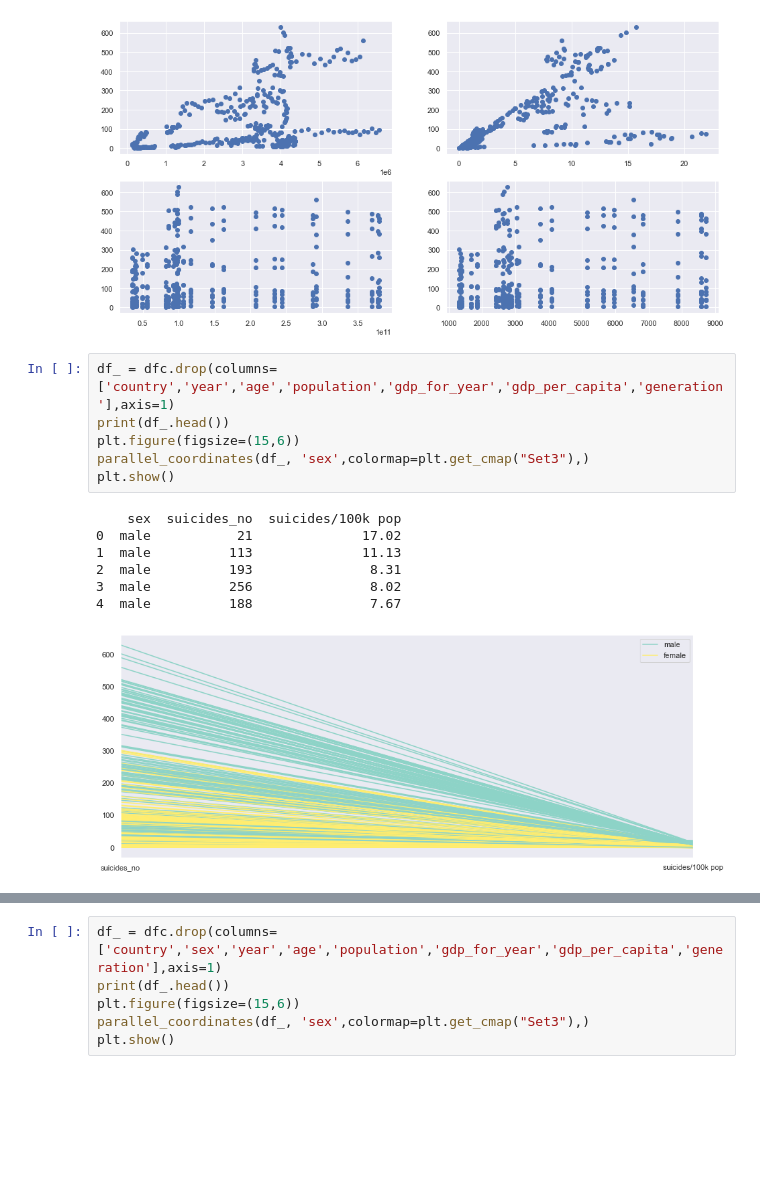
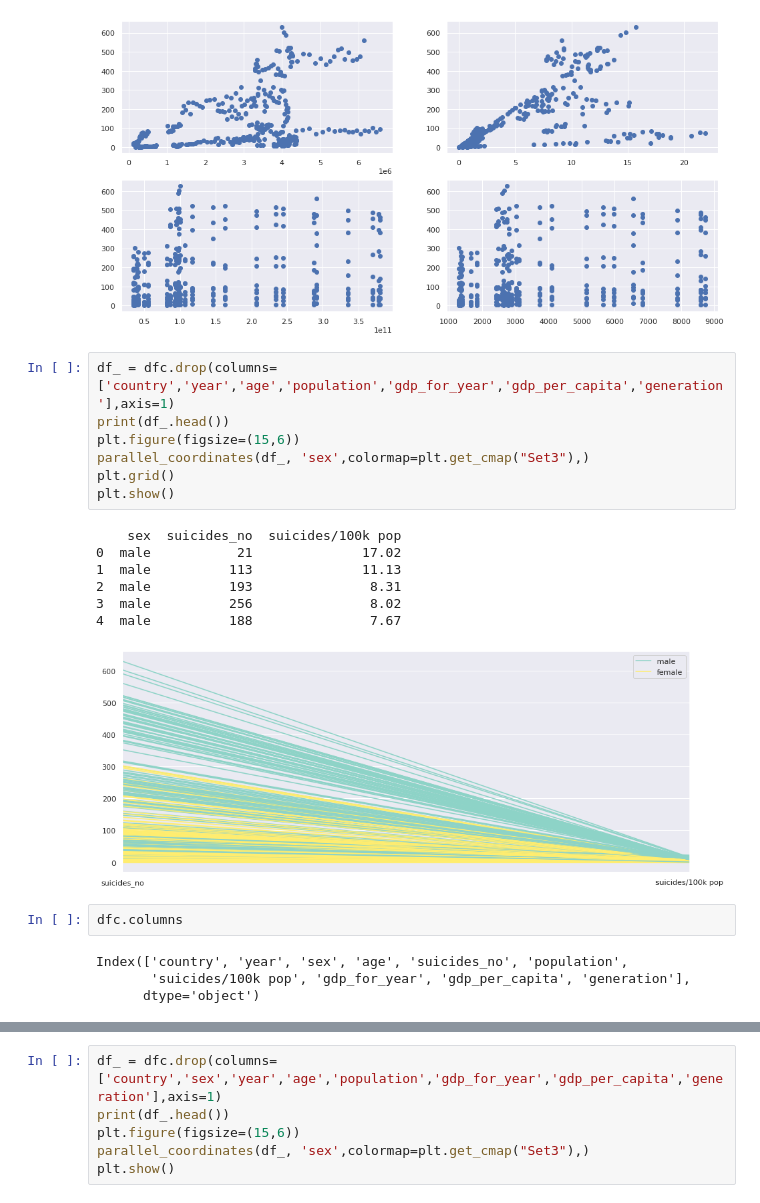
Before and after one commit to Dave0995/Viz-work, a Jupyter notebook: trabajo-viz.ipynb, the cells around one changed output, grey strips where cells are left out. Cells and saved outputs as stored; diff of their text form; blank space fills up the shorter version.

```diff
--- a/trabajo-viz.ipynb
+++ b/trabajo-viz.ipynb
@@ -147,14 +180,21 @@ plt.show()
 # %%
 df_ = dfc.drop(columns=['country','year','age','population','gdp_for_year','gdp_per_capita','generation'],axis=1)
 print(df_.head())
 plt.figure(figsize=(15,6))
 parallel_coordinates(df_, 'sex',colormap=plt.get_cmap("Set3"),)
+plt.grid()
 plt.show()
 # %% [output]
     sex  suicides_no  suicides/100k pop
 0  male           21              17.02
 1  male          113              11.13
 2  male          193               8.31
 3  male          256               8.02
 4  male          188               7.67
-[figure, old version]
+[figure, new version]
+# %%
+dfc.columns
+# %% [output]
+Index(['country', 'year', 'sex', 'age', 'suicides_no', 'population',
+       'suicides/100k pop', 'gdp_for_year', 'gdp_per_capita', 'generation'],
+      dtype='object')
```
Also changed, not shown: parts of 12 cells of this notebook.
